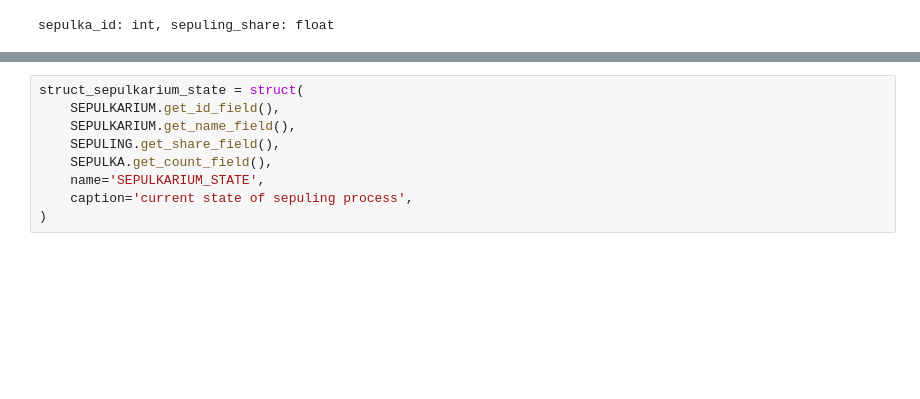
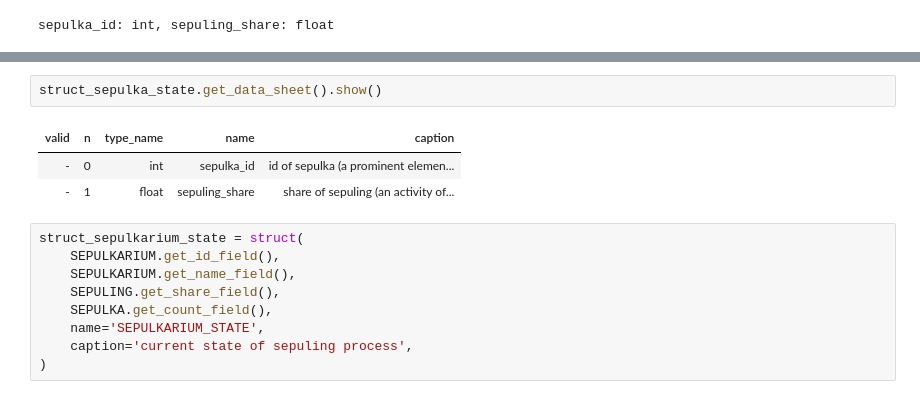
Before and after one commit to az365/snakee, a Jupyter notebook: enteropia_test_case.ipynb, the cells around one changed output, grey strips where cells are left out. Saved outputs shown, nothing was run; the diff lists cells and outputs as text; blank space fills up the shorter version.

```diff
--- a/enteropia_test_case.ipynb
+++ b/enteropia_test_case.ipynb
@@ -240,3 +244,9 @@ sepulka_id: int, sepuling_share: float
+# %%
+struct_sepulka_state.get_data_sheet().show()
+# %% [output]
+| valid | n | type_name | name | caption |
+| - | 0 | int | sepulka_id | id of sepulka (a prominent elemen... |
+| - | 1 | float | sepuling_share | share of sepuling (an activity of... |
 # %%
 struct_sepulkarium_state = struct(
     SEPULKARIUM.get_id_field(),
```
Also changed, not shown: parts of 32 cells of this notebook, 9 other files.
